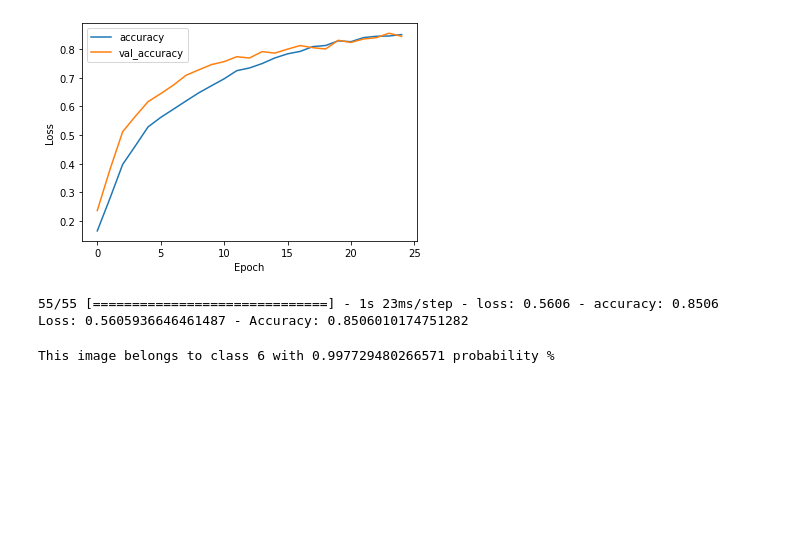
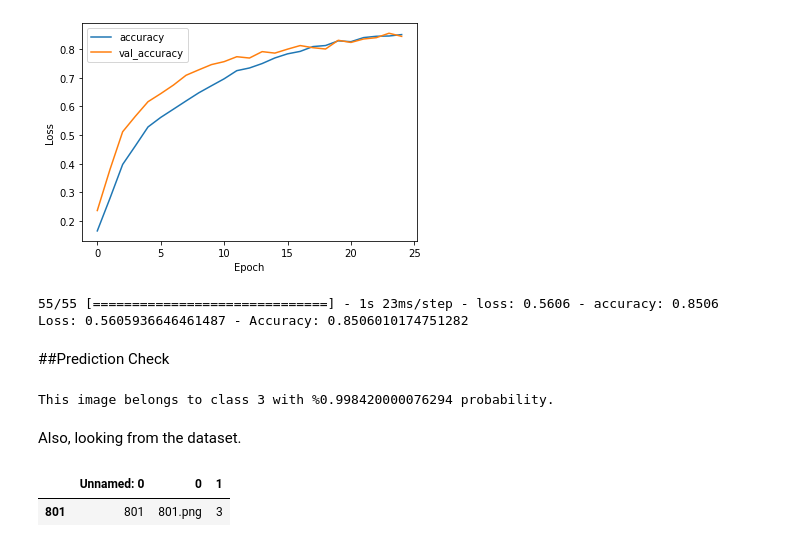
Before and after one commit to TugcenB/Sound_Classification, a Jupyter notebook: Model_Training.ipynb, the cells around one changed output. Cells and saved outputs as stored; diff of their text form; code cells hidden in the pictures; blank space fills up the shorter version.

```diff
--- a/Model_Training.ipynb
+++ b/Model_Training.ipynb
@@ -150,10 +150,26 @@ print(f"Loss: {result[0]} - Accuracy: {result[1]}")
 # %% [output]
 55/55 [==============================] - 1s 23ms/step - loss: 0.5606 - accuracy: 0.8506
 Loss: 0.5605936646461487 - Accuracy: 0.8506010174751282
+# %% [markdown]
+##Prediction Check
+# %%
+Xtest = pd.read_csv('/content/drive/MyDrive/X_test.csv')
+data = pd.read_csv("/content/drive/MyDrive/dataset.csv")
+# %%
+#test index
+i=900
 # %%
-prediction_result = model.predict(X_test[789].reshape(1,32,32,3))
+prediction_result = model.predict(X_test[i].reshape(1,32,32,3))
 predicted_class= prediction_result.argmax()
 predicted_probability = prediction_result.max()
-print(f"This image belongs to class {predicted_class} with {predicted_probability} probability %")
+print(f"This image belongs to class {predicted_class} with %{predicted_probability} probability.")
 # %% [output]
-This image belongs to class 6 with 0.997729480266571 probability %
+This image belongs to class 3 with %0.998420000076294 probability.
+# %% [markdown]
+Also, looking from the dataset.
+# %%
+img = Xtest['0'][i]
+data[data['0'] == img]
+# %% [output]
+|  | Unnamed: 0 | 0 | 1 |
+| 801 | 801 | 801.png | 3 |
```
